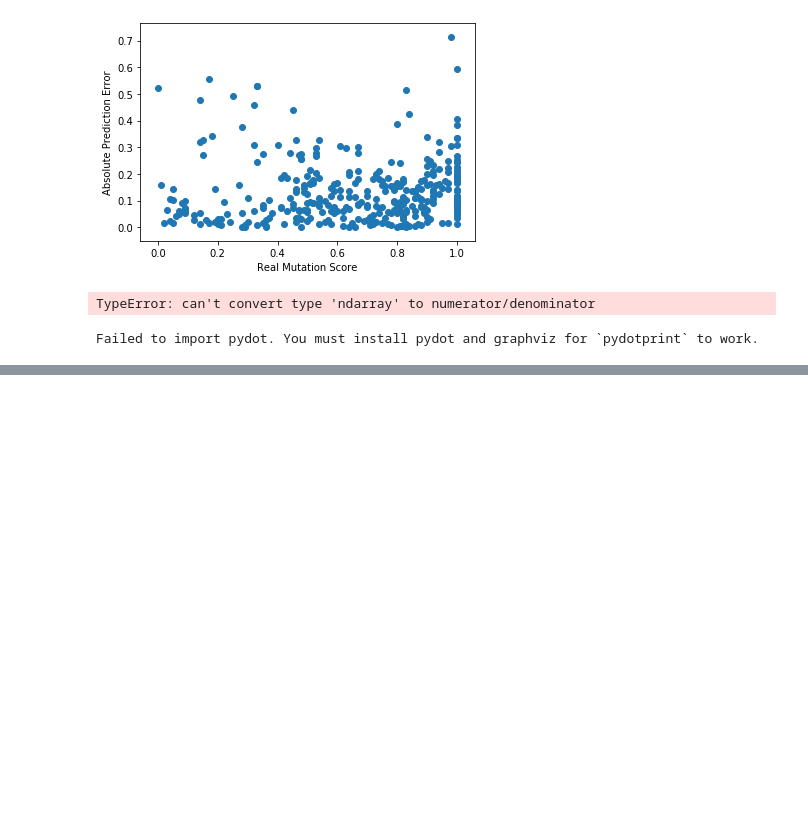
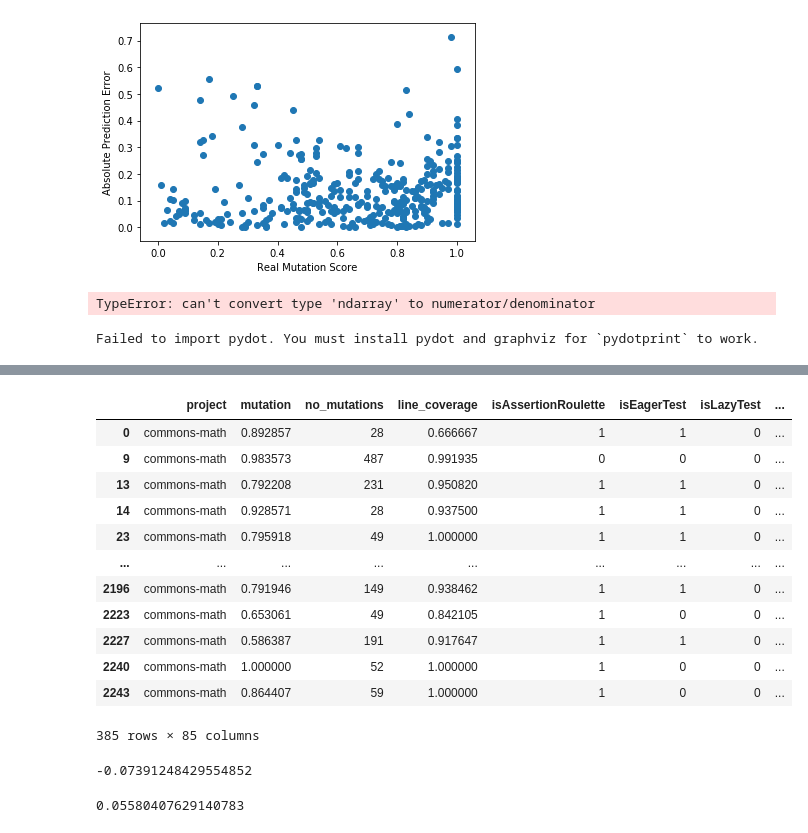
Before and after one commit to dormaayan/network-research, a Jupyter notebook: grid.ipynb, the cells around one changed output, grey strips where cells are left out. Saved outputs shown, nothing was run; the diff lists cells and outputs as text; code cells hidden in the pictures; blank space fills up the shorter version.

```diff
--- a/grid.ipynb
+++ b/grid.ipynb
@@ -608,0 +666,17 @@ Failed to import pydot. You must install pydot and graphviz for `pydotprint` to
+# %%
+is_checkstyle = frame[frame['project']=='commons-math']
+is_checkstyle
+# %% [output]
+|  | project | mutation | no_mutations | line_coverage | isAssertionRoulette | isEagerTest | isLazyTest | ... |
+| 0 | commons-math | 0.892857 | 28 | 0.666667 | 1 | 1 | 0 | ... |
+| 9 | commons-math | 0.983573 | 487 | 0.991935 | 0 | 0 | 0 | ... |
+| 13 | commons-math | 0.792208 | 231 | 0.950820 | 1 | 1 | 0 | ... |
+| 14 | commons-math | 0.928571 | 28 | 0.937500 | 1 | 1 | 0 | ... |
+| 23 | commons-math | 0.795918 | 49 | 1.000000 | 1 | 1 | 0 | ... |
+| ... | ... | ... | ... | ... | ... | ... | ... | ... |
+| 2196 | commons-math | 0.791946 | 149 | 0.938462 | 1 | 1 | 0 | ... |
+| 2223 | commons-math | 0.653061 | 49 | 0.842105 | 1 | 0 | 0 | ... |
+| 2227 | commons-math | 0.586387 | 191 | 0.917647 | 1 | 1 | 0 | ... |
+| 2240 | commons-math | 1.000000 | 52 | 1.000000 | 1 | 0 | 0 | ... |
+| 2243 | commons-math | 0.864407 | 59 | 1.000000 | 1 | 0 | 0 | ... |
+385 rows × 85 columns
@@ -608,0 +691,8 @@ Failed to import pydot. You must install pydot and graphviz for `pydotprint` to
+# %%
+tau
+# %% [output]
+-0.07391248429554852
+# %%
+p_value
+# %% [output]
+0.05580407629140783
```
Also changed, not shown: parts of 6 cells of this notebook.
